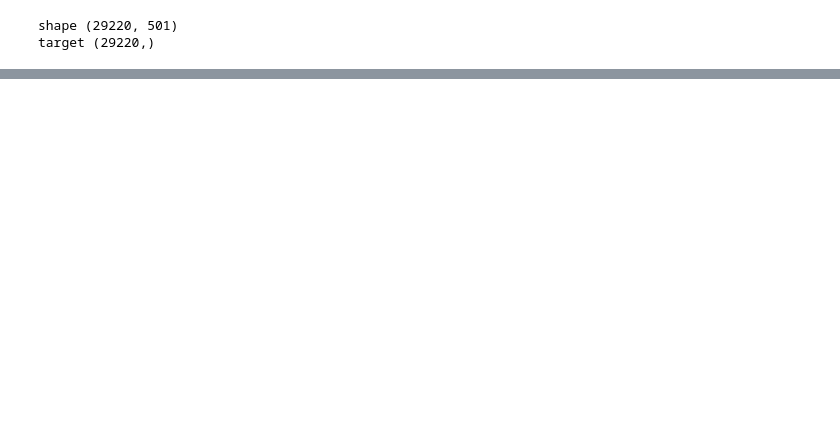
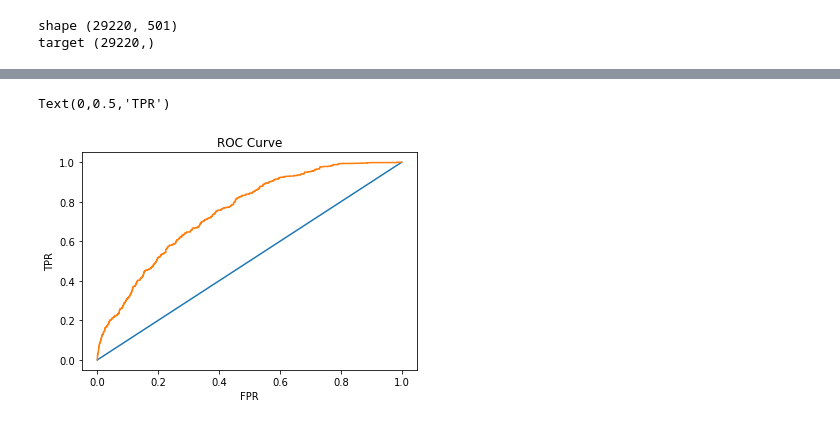
Before and after one commit to jdmendoza/predicting_startup_success, a Jupyter notebook: Danny_Rudimentary_Data_Exploration.ipynb, the cells around one changed output, grey strips where cells are left out. Saved outputs shown, nothing was run; the diff lists cells and outputs as text; code cells hidden in the pictures; blank space fills up the shorter version.

```diff
--- a/Danny_Rudimentary_Data_Exploration.ipynb
+++ b/Danny_Rudimentary_Data_Exploration.ipynb
@@ -193,7 +225,7 @@ df_base.drop_duplicates();
 ## Bringing In Aquisition Data
 # %%
 # Create a dataframe of all acquisitions
-df_acq = pd.read_excel(xls, 'Acquisitions')
+df_acq = pd.read_csv('acquisitions_data.csv')
 
 # List of all companies that have been acquired
 acquired_list = list(df_acq['company_name'])
@@ -267,5 +319,5 @@ df_base.head(1)
 # %%
-data_encoded = pd.concat([market_df,city_df,df_base['total_funding']], axis=1,sort=False,ignore_index=True)
+data_encoded = pd.concat([market_df,city_df,df_base['total_funding']], axis=1,sort=False)
 # %%
 print('shape',data_encoded.shape)
 print('target',target.shape)
@@ -276,0 +380,7 @@ target (29220,)
+# %%
+import statsmodels.api as sm
+
+X_train = sm.add_constant(X_train)
+
+logit_model = sm.Logit(y_train, X_train)
+results = logit_model.fit(method='ncg')
@@ -277,18 +446,5 @@ target (29220,)
 # %%
-from sklearn import linear_model
-from sklearn.model_selection import train_test_split
-
-from sklearn.model_selection import cross_validate
-from sklearn import metrics
-from sklearn.metrics import confusion_matrix
-
-
-X = data_encoded
-y = target
-
-X_train, X_test, y_train, y_test = train_test_split(X, y, test_size=0.2, random_state=32)
-
-model = linear_model.LogisticRegression()
+model = linear_model.LogisticRegression(solver='newton-cg')
 model.fit(X_train, y_train)
 
 # accuracy for test & train:
@@ -320,0 +504,18 @@ Recall:                 0.99
+# %%
+from sklearn.metrics import roc_curve, auc
+
+y_score=model.predict_proba(X_test)[:,1]
+
+FPR, TPR,thresholds = roc_curve(y_test, y_score)
+roc_auc = auc(fpr, tpr)
+
+plt.figure()
+# Plotting our Baseline..
+plt.plot([0,1],[0,1])
+plt.plot(FPR,TPR)
+plt.title('ROC Curve')
+plt.xlabel('FPR')
+plt.ylabel('TPR')
+# %% [output]
+Text(0,0.5,'TPR')
+[figure, added]
```
Also changed, not shown: parts of 41 cells of this notebook.
